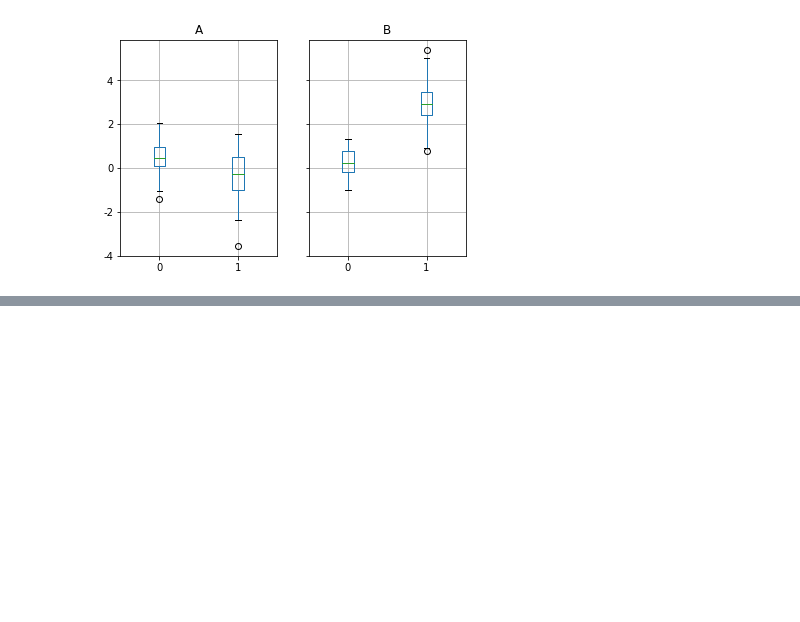
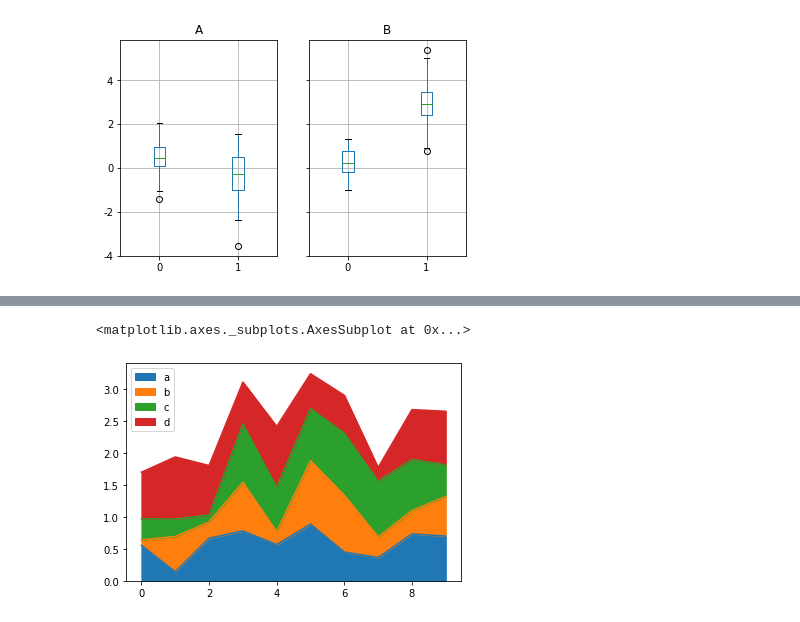
Before and after one commit to anew0m/AStudy_Pandas-basic, a Jupyter notebook: study/11_데이터_시각화_Plotting_기능_활용하기.ipynb, the cells around one changed output, grey strips where cells are left out. Drawn from its saved outputs; the diff is of its cells as text; code cells hidden in the pictures; blank space fills up the shorter version.

```diff
--- a/study/11_데이터_시각화_Plotting_기능_활용하기.ipynb
+++ b/study/11_데이터_시각화_Plotting_기능_활용하기.ipynb
@@ -695,0 +730,5 @@ bp = df_box.groupby('g').boxplot()
+# %%
+df.plot(kind = 'area')
+# %% [output]
+<matplotlib.axes._subplots.AxesSubplot at 0x...>
+[figure, added]
```
Also changed, not shown: parts of 68 cells of this notebook.
